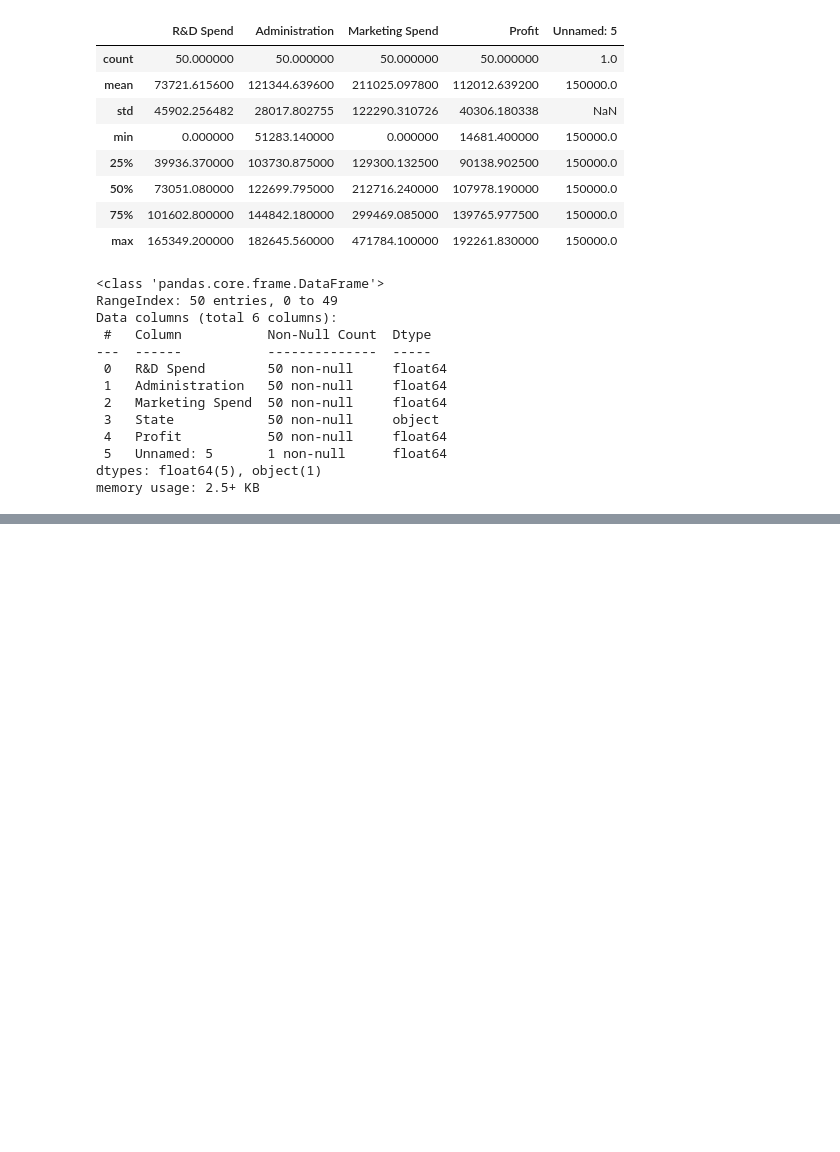
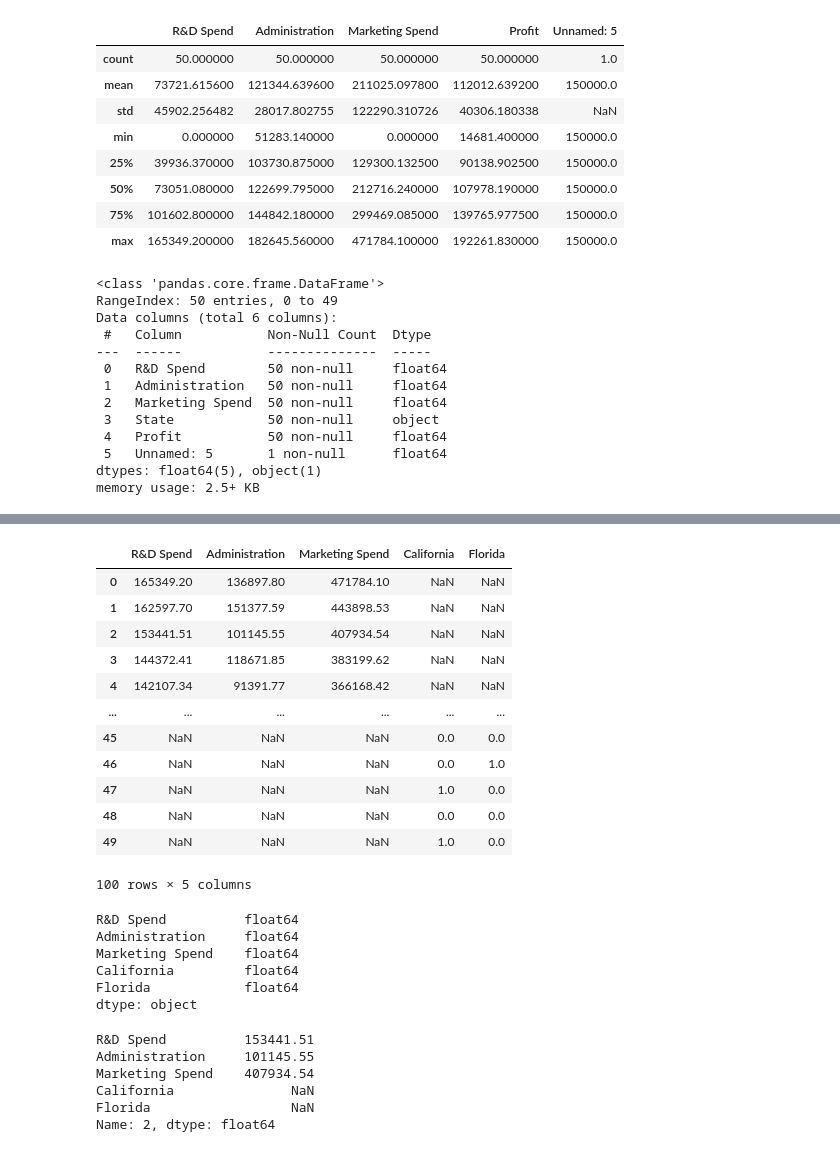
Before and after one commit to siddharthpradhan20/ML_ImageProcessing, a Jupyter notebook: Day 8/Untitled.ipynb, the cells around one changed output, grey strips where cells are left out. Cells and saved outputs as stored; diff of their text form; code cells hidden in the pictures; blank space fills up the shorter version.

```diff
--- a/Day 8/Untitled.ipynb
+++ b/Day 8/Untitled.ipynb
@@ -62,0 +85,2 @@ memory usage: 2.5+ KB
+# %%
+data_state = data['State']
@@ -62,0 +107,2 @@ memory usage: 2.5+ KB
+# %%
+dummy = pd.get_dummies(data_state)
@@ -62,0 +129,2 @@ memory usage: 2.5+ KB
+# %%
+dummy_final = dummy[['California','Florida']]
@@ -62,0 +151,36 @@ memory usage: 2.5+ KB
+# %%
+X = data1.append(dummy_final)
+# %%
+X
+# %% [output]
+|  | R&D Spend | Administration | Marketing Spend | California | Florida |
+| 0 | 165349.20 | 136897.80 | 471784.10 | NaN | NaN |
+| 1 | 162597.70 | 151377.59 | 443898.53 | NaN | NaN |
+| 2 | 153441.51 | 101145.55 | 407934.54 | NaN | NaN |
+| 3 | 144372.41 | 118671.85 | 383199.62 | NaN | NaN |
+| 4 | 142107.34 | 91391.77 | 366168.42 | NaN | NaN |
+| ... | ... | ... | ... | ... | ... |
+| 45 | NaN | NaN | NaN | 0.0 | 0.0 |
+| 46 | NaN | NaN | NaN | 0.0 | 1.0 |
+| 47 | NaN | NaN | NaN | 1.0 | 0.0 |
+| 48 | NaN | NaN | NaN | 0.0 | 0.0 |
+| 49 | NaN | NaN | NaN | 1.0 | 0.0 |
+100 rows × 5 columns
+# %%
+X.dtypes
+# %% [output]
+R&D Spend          float64
+Administration     float64
+Marketing Spend    float64
+California         float64
+Florida            float64
+dtype: object
+# %%
+X.iloc[2]
+# %% [output]
+R&D Spend          153441.51
+Administration     101145.55
+Marketing Spend    407934.54
+California               NaN
+Florida                  NaN
+Name: 2, dtype: float64
```
Also changed, not shown: parts of 5 cells of this notebook, 1 other file.
